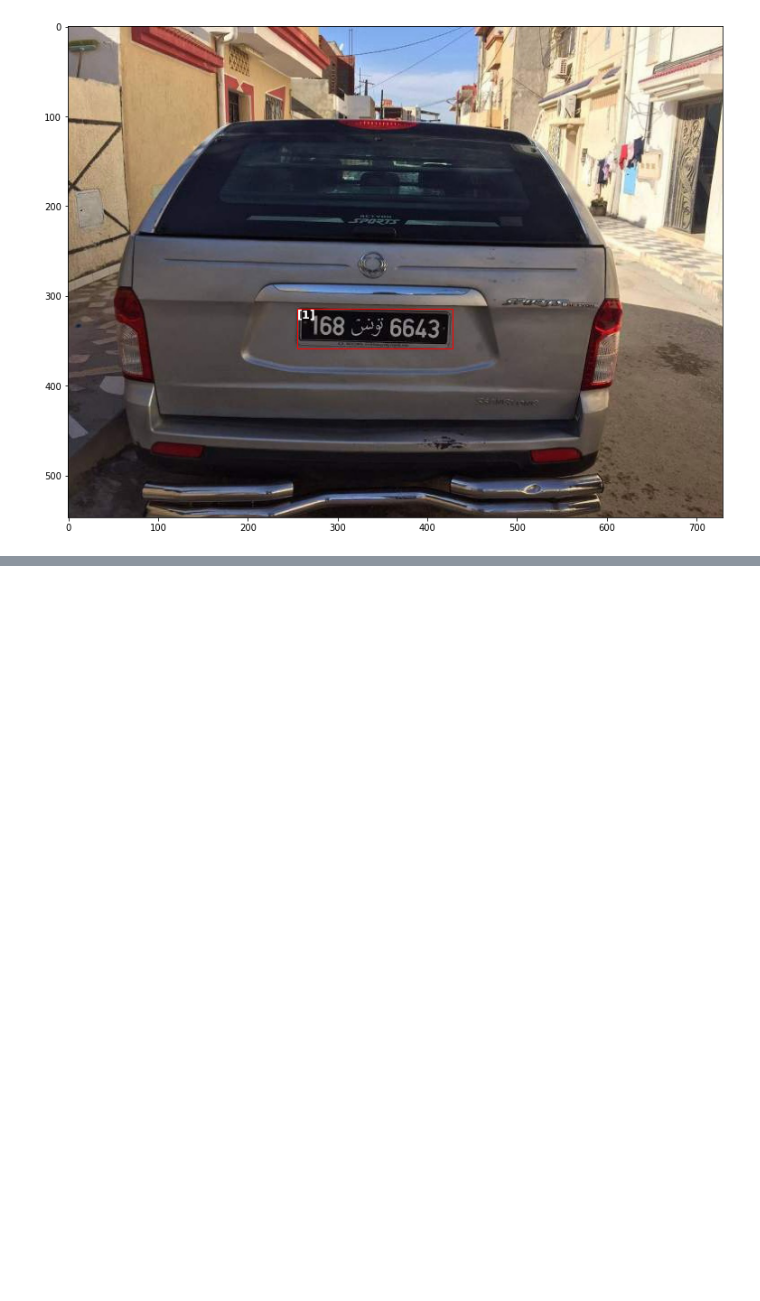
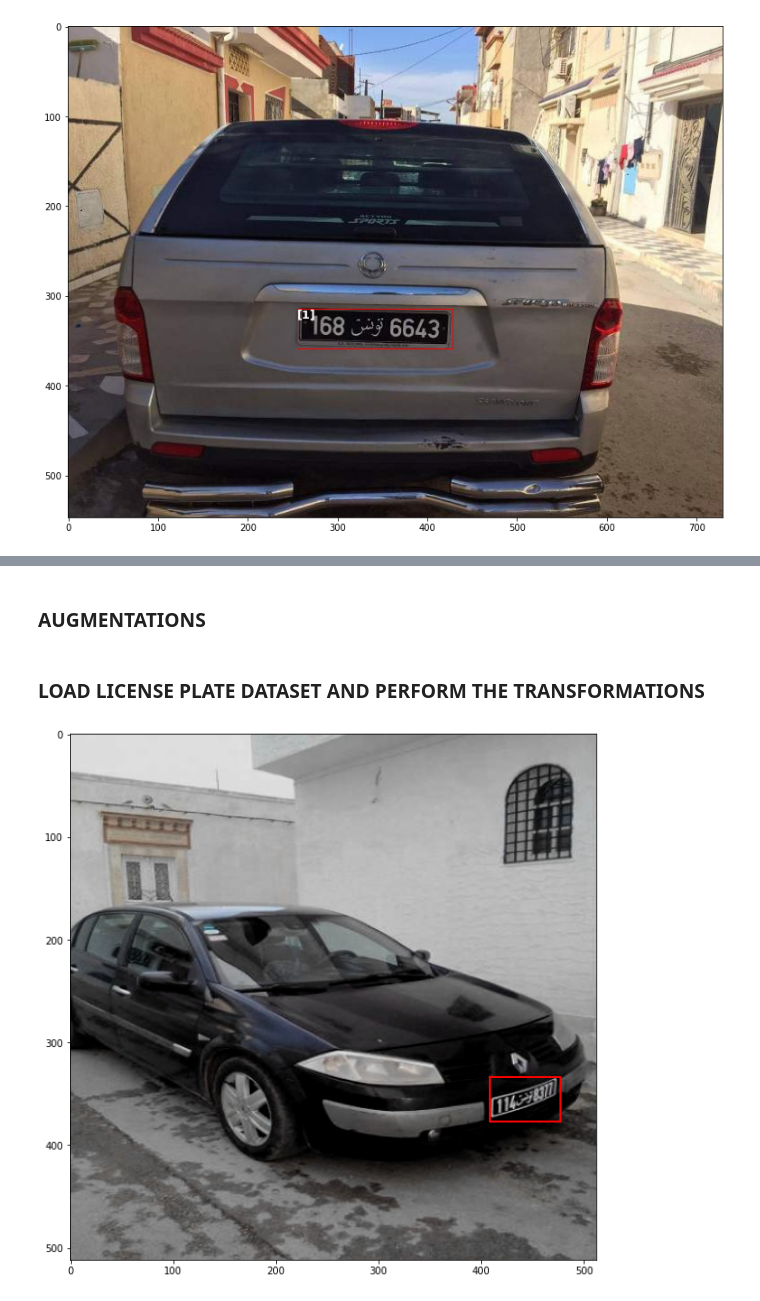
Before and after one commit to koleshjr/Computer-Vision-for-License-Plate-Recognition-, a Jupyter notebook: car-license-plate-detection.ipynb, the cells around one changed output, grey strips where cells are left out. Drawn from its saved outputs; the diff is of its cells as text; code cells hidden in the pictures; blank space fills up the shorter version.

Commit message:
Kaggle Notebook | Car License Plate Detection | Version 3

```diff
--- a/car-license-plate-detection.ipynb
+++ b/car-license-plate-detection.ipynb
@@ -155,0 +202,49 @@ plot_image(name)
+# %% [markdown]
+### AUGMENTATIONS
+# %%
+def get_train_transform():
+    return A.Compose([
+        A.Resize(512,512),
+        A.Transpose(),
+        A.RandomBrightnessContrast(
+            brightness_limit=(-0.1,0.1),
+            contrast_limit=(-0.1, 0.1),
+            p=0.5
+        ),
+        A.HueSaturationValue(
+            hue_shift_limit=0.2,
+            sat_shift_limit=0.2,
+            val_shift_limit=0.2,
+            p=0.5
+            ),
+
+
+        ToTensorV2(p=1.0)
+    ], bbox_params={'format': 'pascal_voc', 'label_fields': ['labels']})
+
+def get_valid_transform():
+    return A.Compose([
+        A.Resize(512, 512),
+        ToTensorV2(p=1.0)
+    ], bbox_params={'format': 'pascal_voc', 'label_fields': ['labels']})
+# %% [markdown]
+### LOAD LICENSE PLATE DATASET AND PERFORM THE TRANSFORMATIONS
+# %%
+license_dataset = LicensePlate(df, path, get_train_transform())
+# %%
+img, tar, _ = license_dataset[random.randint(0,906)]
+bbox = tar['boxes']
+fig,ax = plt.subplots(figsize=(18,10))
+ax.imshow(img.permute(1,2,0).cpu().numpy())
+for l in tar["labels"].tolist():
+    classes_la = {1:"license"}
+    l = classes_la[l]
+    for i in range(len(bbox)):
+        box = bbox[i]
+        x,y,w,h = box[0], box[1], box[2]-box[0], box[3]-box[1]
+        rect = matplotlib.patches.Rectangle((x,y),w,h,linewidth=2,edgecolor='r',facecolor='none',)
+#         ax.text(*box[:2], l, verticalalignment='top', color='red', fontsize=13, weight='bold') # Useful if you have many classes
+        ax.add_patch(rect)
+    plt.show()
+# %% [output]
+[figure, added]
```
Also changed, not shown: parts of 5 cells of this notebook.
